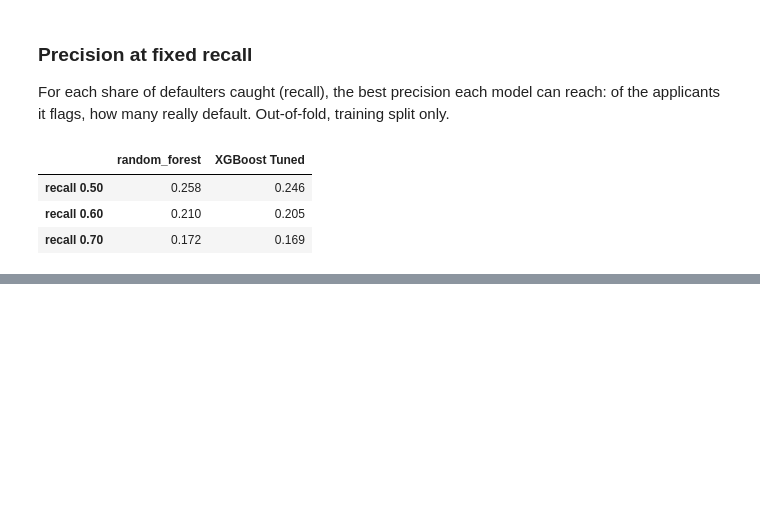
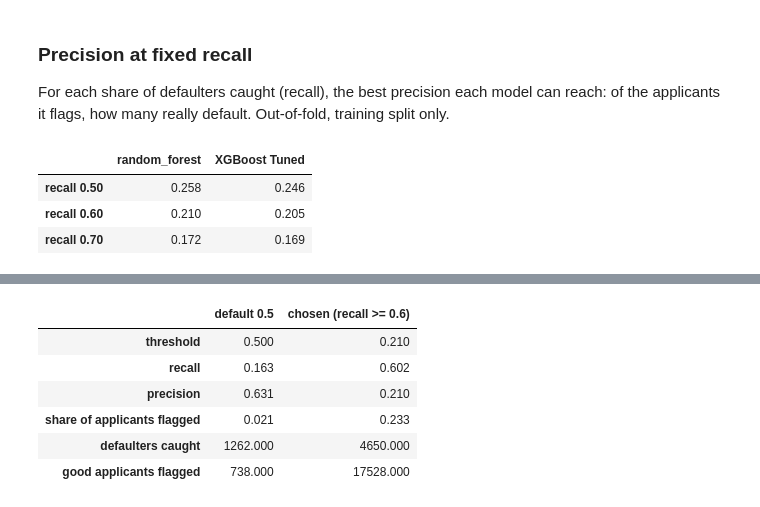
Before and after one commit to Pasiya990/FDM-AutoMobile_Loan_Default_Modelling, a Jupyter notebook: notebooks/06b_model_comparison.ipynb, the cells around one changed output, grey strips where cells are left out. Cells and saved outputs as stored; diff of their text form; code cells hidden in the pictures; blank space fills up the shorter version.

```diff
--- a/notebooks/06b_model_comparison.ipynb
+++ b/notebooks/06b_model_comparison.ipynb
@@ -242,0 +249,36 @@ precision_table
+# %%
+from sklearn.metrics import precision_recall_curve
+
+TARGET_RECALL = 0.60
+y_true = oof["y_true"].to_numpy()
+proba = oof["random_forest"].to_numpy()
+
+precision, recall, thresholds = precision_recall_curve(y_true, proba)
+# thresholds[i] gives recall[i] and precision[i]; recall falls as the threshold rises
+eligible = np.where(recall[:-1] >= TARGET_RECALL)[0]
+chosen = eligible[-1]
+THRESHOLD = float(thresholds[chosen])
+
+def summarise(threshold):
+    flagged = proba >= threshold
+    tp = int((flagged & (y_true == 1)).sum())
+    fp = int((flagged & (y_true == 0)).sum())
+    return {
+        "threshold": round(threshold, 4),
+        "recall": round(tp / (y_true == 1).sum(), 3),
+        "precision": round(tp / flagged.sum(), 3),
+        "share of applicants flagged": round(flagged.mean(), 3),
+        "defaulters caught": tp,
+        "good applicants flagged": fp,
+    }
+
+comparison = pd.DataFrame([summarise(0.5), summarise(THRESHOLD)], index=["default 0.5", f"chosen (recall >= {TARGET_RECALL})"])
+comparison.T
+# %% [output]
+|  | default 0.5 | chosen (recall >= 0.6) |
+| threshold | 0.500 | 0.210 |
+| recall | 0.163 | 0.602 |
+| precision | 0.631 | 0.210 |
+| share of applicants flagged | 0.021 | 0.233 |
+| defaulters caught | 1262.000 | 4650.000 |
+| good applicants flagged | 738.000 | 17528.000 |
```
Also changed, not shown: parts of 5 cells of this notebook, 1 other file.
